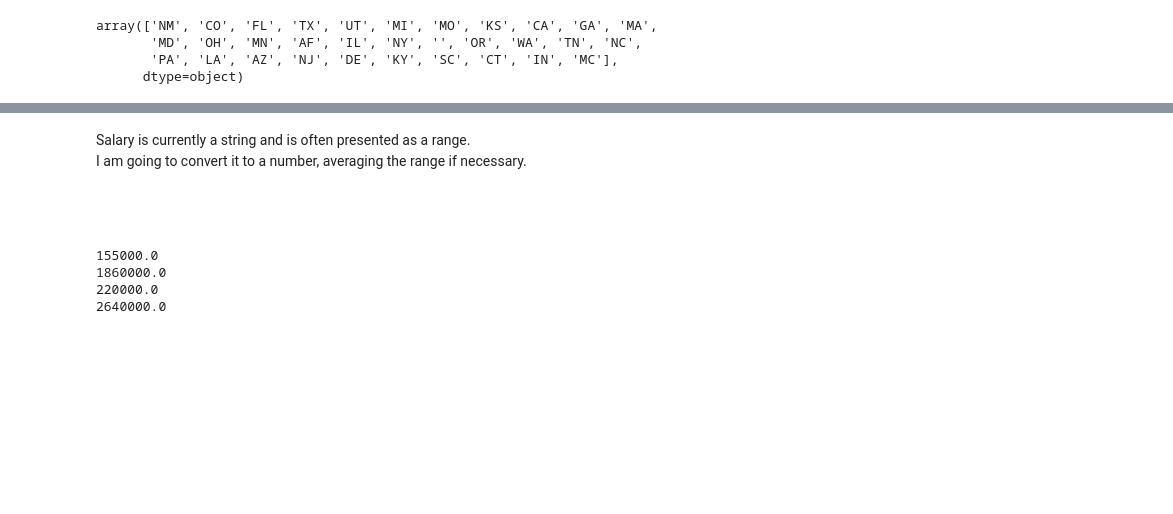
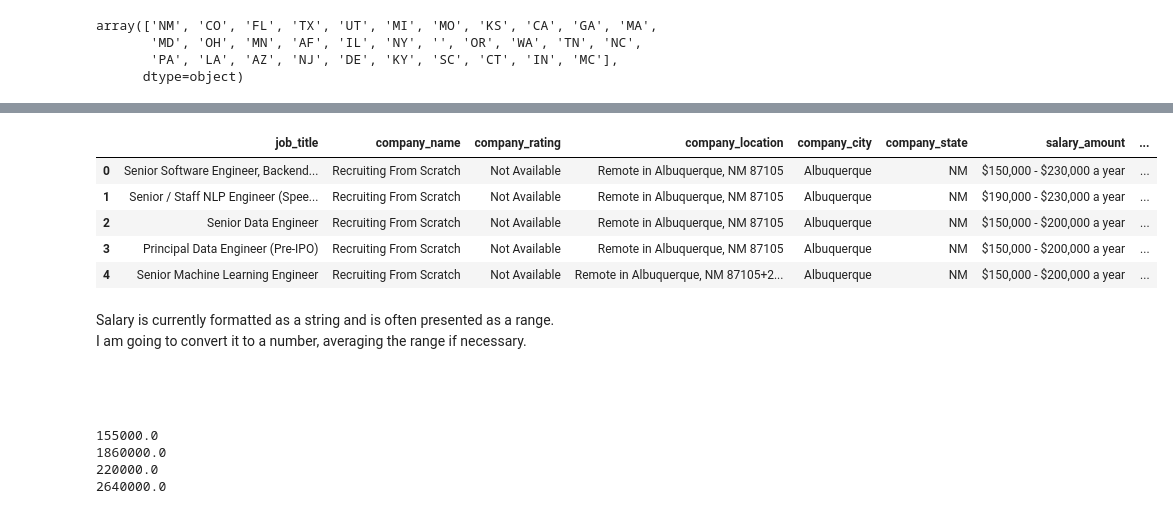
Before and after one commit to fedfioravanti/Web-Scraping-and-Salary-Prediction, a Jupyter notebook: GA_project_04.ipynb, the cells around one changed output, grey strips where cells are left out. Saved outputs shown, nothing was run; the diff lists cells and outputs as text; code cells hidden in the pictures; blank space fills up the shorter version.

```diff
--- a/GA_project_04.ipynb
+++ b/GA_project_04.ipynb
@@ -1082,5 +1090,31 @@ us_fin.head
+# %%
+# Creating a column about work arrangement
+work_arrangement = []
+for x in us_fin['company_location']:
+    if re.search("[Hh]ybrid [Rr]emote", x):
+        work_arrangement.append("Hybrid")
+    elif re.search("[Rr]emote", x):
+        work_arrangement.append("Remote")
+    else:
+        work_arrangement.append("On-site")
+# %%
+# Appending the column to the dataframe
+us_fin['work_arrangement'] = work_arrangement
+# %%
+# Rearranging columns in the dataframe
+column_to_move = us_fin.pop('company_state')
+us_fin.insert(5, 'company_state', column_to_move)
+# %%
+us_fin.head()
+# %% [output]
+|  | job_title | company_name | company_rating | company_location | company_city | company_state | salary_amount | ... |
+| 0 | Senior Software Engineer, Backend... | Recruiting From Scratch | Not Available | Remote in Albuquerque, NM 87105 | Albuquerque | NM | $150,000 - $230,000 a year | ... |
+| 1 | Senior / Staff NLP Engineer (Spee... | Recruiting From Scratch | Not Available | Remote in Albuquerque, NM 87105 | Albuquerque | NM | $190,000 - $230,000 a year | ... |
+| 2 | Senior Data Engineer | Recruiting From Scratch | Not Available | Remote in Albuquerque, NM 87105 | Albuquerque | NM | $150,000 - $200,000 a year | ... |
+| 3 | Principal Data Engineer (Pre-IPO) | Recruiting From Scratch | Not Available | Remote in Albuquerque, NM 87105 | Albuquerque | NM | $150,000 - $200,000 a year | ... |
+| 4 | Senior Machine Learning Engineer | Recruiting From Scratch | Not Available | Remote in Albuquerque, NM 87105+2... | Albuquerque | NM | $150,000 - $200,000 a year | ... |
 # %% [markdown]
-Salary is currently a string and is often presented as a range.
+Salary is currently formatted as a string and is often presented as a range.
 I am going to convert it to a number, averaging the range if necessary.
 
 <br/><br/>
```
Also changed, not shown: parts of 3 cells of this notebook.
